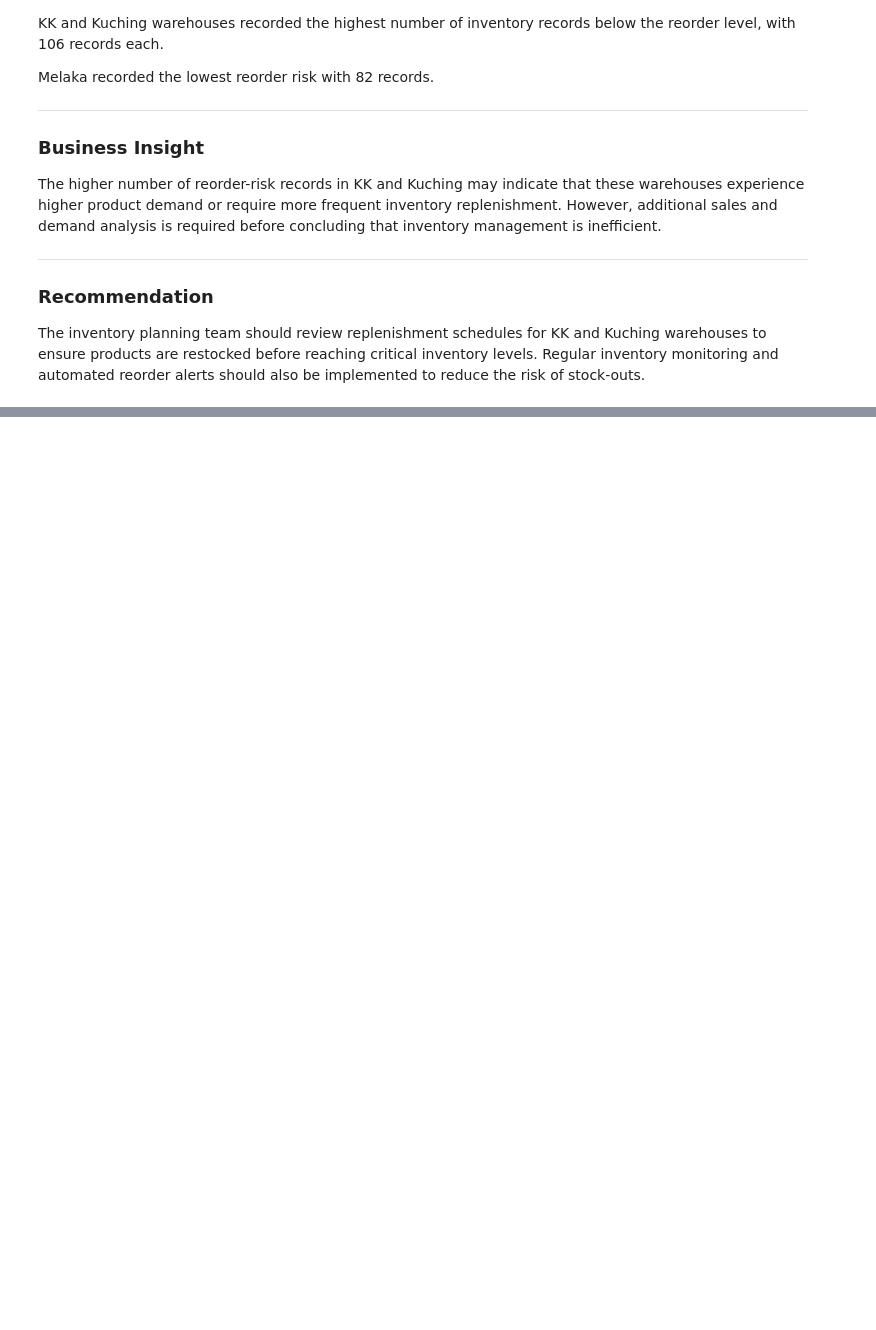
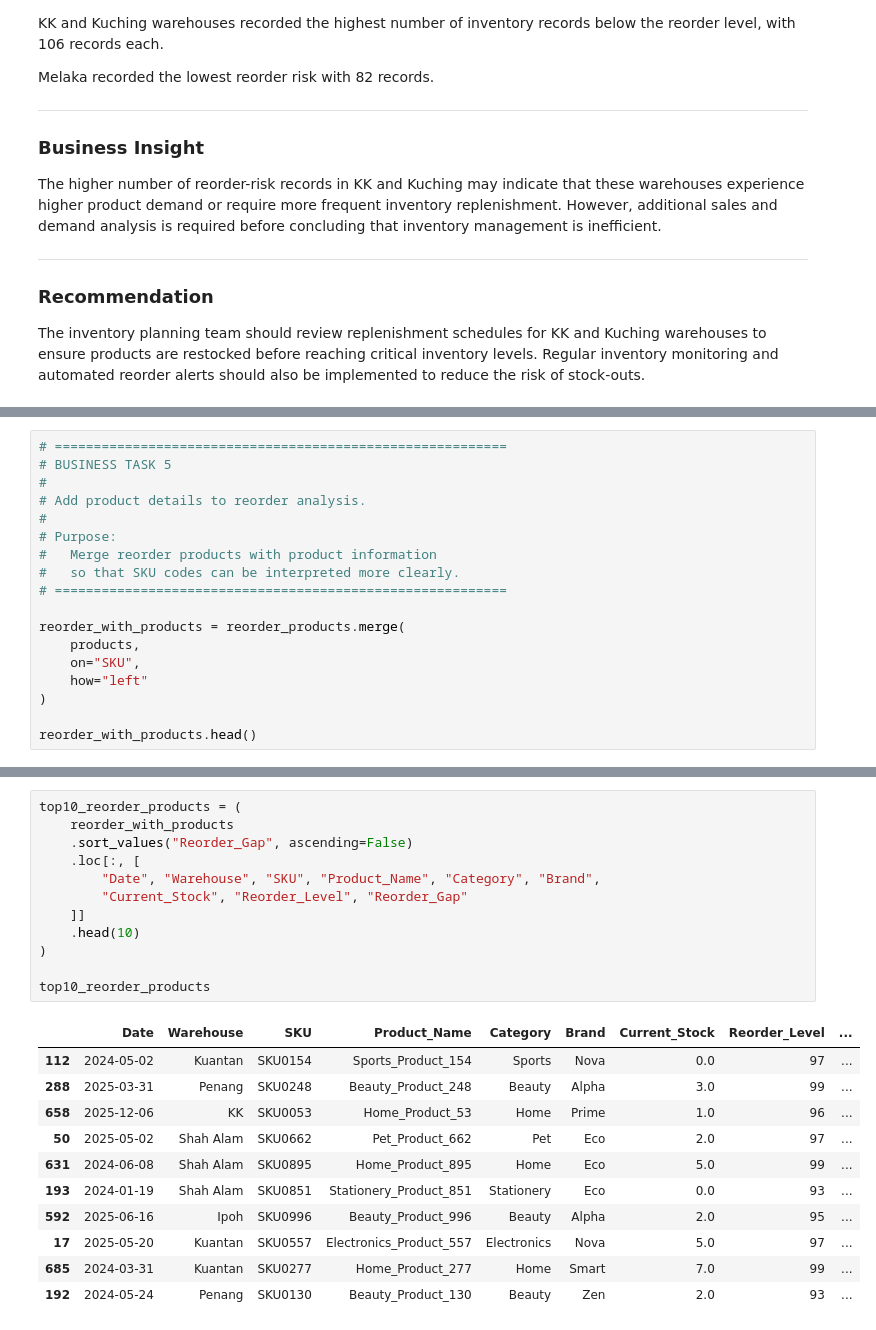
Before and after one commit to fakrullahzahir/Java-OOP-Design-Patterns-Mini-Project, a Jupyter notebook: EDA/RetailMart Malaysia Analytics Portfolio/notebooks/inventory_analysis.ipynb, the cells around one changed output, grey strips where cells are left out. Saved outputs shown, nothing was run; the diff lists cells and outputs as text; blank space fills up the shorter version.

```diff
--- a/EDA/RetailMart Malaysia Analytics Portfolio/notebooks/inventory_analysis.ipynb
+++ b/EDA/RetailMart Malaysia Analytics Portfolio/notebooks/inventory_analysis.ipynb
@@ -625,0 +705,18 @@ The inventory planning team should review replenishment schedules for KK and Kuc
+# %%
+# ==========================================================
+# BUSINESS TASK 5
+#
+# Add product details to reorder analysis.
+#
+# Purpose:
+#   Merge reorder products with product information
+#   so that SKU codes can be interpreted more clearly.
+# ==========================================================
+
+reorder_with_products = reorder_products.merge(
+    products,
+    on="SKU",
+    how="left"
+)
+
+reorder_with_products.head()
@@ -625,0 +739,24 @@ The inventory planning team should review replenishment schedules for KK and Kuc
+# %%
+top10_reorder_products = (
+    reorder_with_products
+    .sort_values("Reorder_Gap", ascending=False)
+    .loc[:, [
+        "Date", "Warehouse", "SKU", "Product_Name", "Category", "Brand",
+        "Current_Stock", "Reorder_Level", "Reorder_Gap"
+    ]]
+    .head(10)
+)
+
+top10_reorder_products
+# %% [output]
+|  | Date | Warehouse | SKU | Product_Name | Category | Brand | Current_Stock | Reorder_Level | ... |
+| 112 | 2024-05-02 | Kuantan | SKU0154 | Sports_Product_154 | Sports | Nova | 0.0 | 97 | ... |
+| 288 | 2025-03-31 | Penang | SKU0248 | Beauty_Product_248 | Beauty | Alpha | 3.0 | 99 | ... |
+| 658 | 2025-12-06 | KK | SKU0053 | Home_Product_53 | Home | Prime | 1.0 | 96 | ... |
+| 50 | 2025-05-02 | Shah Alam | SKU0662 | Pet_Product_662 | Pet | Eco | 2.0 | 97 | ... |
+| 631 | 2024-06-08 | Shah Alam | SKU0895 | Home_Product_895 | Home | Eco | 5.0 | 99 | ... |
+| 193 | 2024-01-19 | Shah Alam | SKU0851 | Stationery_Product_851 | Stationery | Eco | 0.0 | 93 | ... |
+| 592 | 2025-06-16 | Ipoh | SKU0996 | Beauty_Product_996 | Beauty | Alpha | 2.0 | 95 | ... |
+| 17 | 2025-05-20 | Kuantan | SKU0557 | Electronics_Product_557 | Electronics | Nova | 5.0 | 97 | ... |
+| 685 | 2024-03-31 | Kuantan | SKU0277 | Home_Product_277 | Home | Smart | 7.0 | 99 | ... |
+| 192 | 2024-05-24 | Penang | SKU0130 | Beauty_Product_130 | Beauty | Zen | 2.0 | 93 | ... |
```
Also changed, not shown: parts of 10 cells of this notebook.
